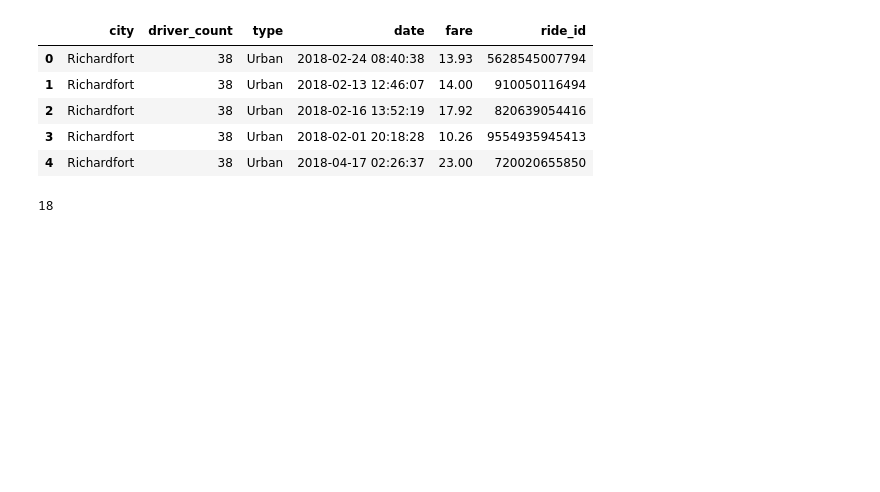
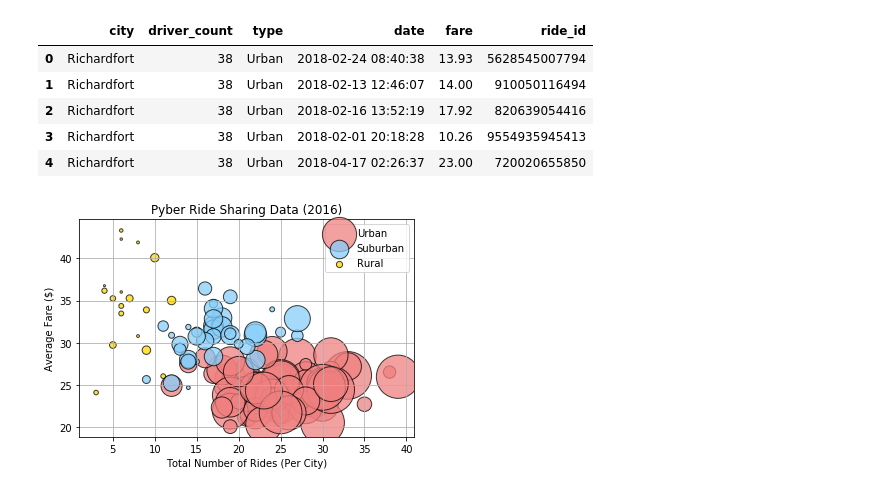
Before and after one commit to robertjacobi/Pyber, a Jupyter notebook: Pyber.ipynb, the cells around one changed output. Saved outputs shown, nothing was run; the diff lists cells and outputs as text; code cells hidden in the pictures; blank space fills up the shorter version.

```diff
--- a/Pyber.ipynb
+++ b/Pyber.ipynb
@@ -31,65 +31,60 @@ city_ride_df.head()
 # %%
 # Obtain the x and y coordinates for each of the three city types
 
-count_city_groups = city_ride_df.groupby(["city", "type"]).count()
+x = city_ride_df.groupby(["city", "type"]).count()
 
-reset_count_city_groups = count_city_groups.reset_index()
+x = x.reset_index()
 
-index_count_city_groups = reset_count_city_groups_reset.set_index("city")
+x = x.set_index("city")
 
 
-mean_city_groups = city_ride_df.groupby(["city", "type"]).mean()
+y = city_ride_df.groupby(["city", "type"]).mean()
 
-reset_mean_city_groups = mean_city_groups.reset_index()
+y = y.reset_index()
 
-index_mean_city_groups = city_groups_reset.set_index("city")
+y = y.set_index("city")
 
 
-sum_city_groups = city_ride_df.groupby(["city", "type"]).sum()
+z = city_ride_df.groupby(["city", "type"]).sum()
 
-reset_sum_city_groups = sum_city_groups.reset_index()
+z = z.reset_index()
 
-index_sum_city_groups = reset_city_groups_reset.set_index("city")
+z = z.set_index("city")
 
-rural_group
-#city_groups_r = city_ride_df.loc[(city_ride_df["type"] =="Rural")]
+rural_total_rides = x.loc[x["type"] == "Rural"]["ride_id"]
+rural_avg_fare = round(y.loc[y["type"] == "Rural"]["fare"],2)
+rural_driver_count = z.loc[z["type"] == "Rural"]["driver_count"]
 
-#city_groups_s = city_ride_df.loc[(city_ride_df["type"] =="Suburban")]
+sub_total_rides = x.loc[x["type"] == "Suburban"]["ride_id"]
+sub_avg_fare = round(y.loc[y["type"] == "Suburban"]["fare"],2)
+sub_driver_count = z.loc[z["type"] == "Suburban"]["driver_count"]
 
-#city_groups_u = city_ride_df.loc[(city_ride_df["type"] =="Urban")]
-
-#ride_count_r = city_groups_r["ride_id"].count()
-
-#ride_count_s = city_groups_s["ride_id"].count()
-
-#ride_count_u = city_groups_u["ride_id"].count()
-
-#avg_fare_r = city_groups_r["fare"].mean()
-
-#avg_fare_s = city_groups_s["fare"].mean()
-
-#avg_fare_u = city_groups_u["fare"].mean()
+urb_total_rides = x.loc[x["type"] == "Urban"]["ride_id"]
+urb_avg_fare = round(y.loc[y["type"] == "Urban"]["fare"],2)
+urb_driver_count = z.loc[z["type"] == "Urban"]["driver_count"]
 
 # Build the scatter plots for each city types
 
-#plt.scatter(ride_count_r, avg_fare_r, marker ="o", color="yellow")
-#plt.scatter(ride_count_s, avg_fare_s, marker ="o", color="red")
-#plt.scatter(ride_count_u, avg_fare_u, marker ="o", color="blue")
+plt.scatter(urb_total_rides, urb_avg_fare, s=urb_driver_count, marker ="o", color="lightcoral", alpha=0.75, edgecolors="black")
+plt.scatter(sub_total_rides, sub_avg_fare, s=sub_driver_count, marker ="o", color="lightskyblue", alpha=0.75, edgecolors="black")
+plt.scatter(rural_total_rides, rural_avg_fare, s=rural_driver_count, marker ="o", color="gold", alpha=0.75, edgecolors="black")
+plt.grid()
+
+# Incorporate the other graph properties
+
+plt.title("Pyber Ride Sharing Data (2016)")
+plt.xlabel("Total Number of Rides (Per City)")
+plt.ylabel("Average Fare ($)")
 
 
 
-# Incorporate the other graph properties
-
-#plt.title("Pyber Ride Sharing Data (2016)")
-#plt.xlabel("Total Number of Rides (Per City)")
-#plt.ylabel("Average Fare ($)")
-
-#plt.show()
-
 # Create a legend
+plt.legend(["Urban", "Suburban", "Rural"],loc="best", scatterpoints=1)
 
 # Incorporate a text label regarding circle size
 
+
+plt.show()
 # Save Figure
 # %% [output]
-18
+[figure, added]
```
Also changed, not shown: parts of 1 cell of this notebook.
